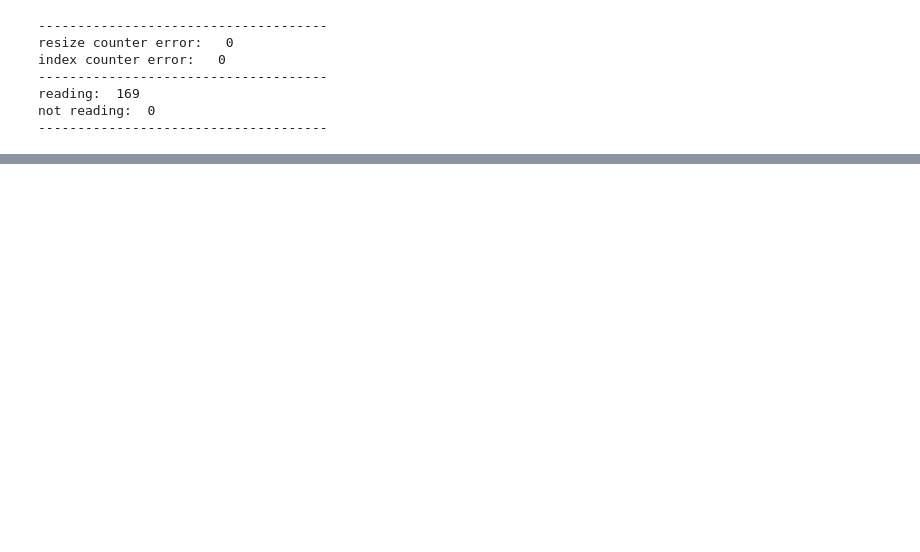
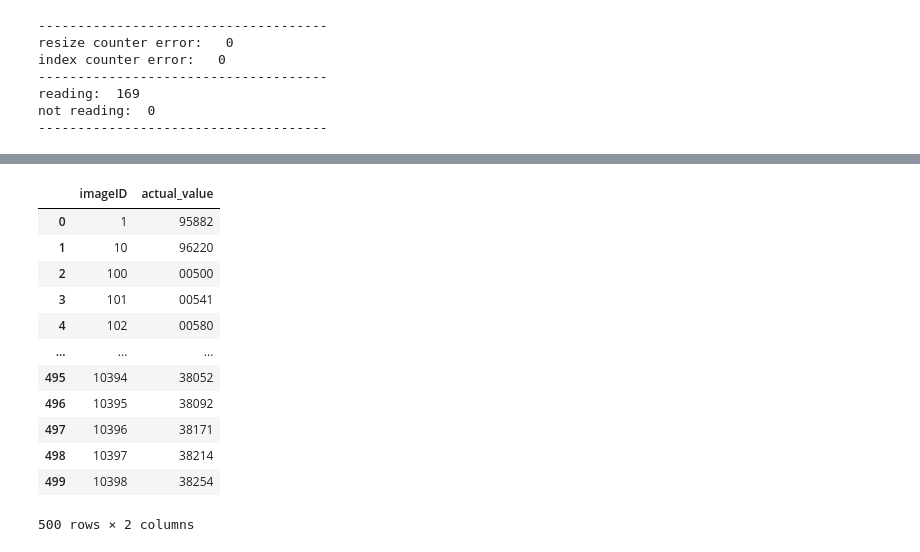
Before and after one commit to ltdaovn/analog-meter-reading-openCV, a Jupyter notebook: test.ipynb, the cells around one changed output, grey strips where cells are left out. Saved outputs shown, nothing was run; the diff lists cells and outputs as text; code cells hidden in the pictures; blank space fills up the shorter version.

```diff
--- a/test.ipynb
+++ b/test.ipynb
@@ -253,6 +292,21 @@ EmptyDataError: ignored
 # %%
-real_value = pd.read_excel("analog_actual_meter.xlsx", dtype={'actual_value':np.str})
+#real_value = pd.read_excel("analog_actual_meter.xlsx", dtype={'actual_value':np.str})
+real_value = pd.read_excel("analog_manual_meter_easy.xlsx", dtype={'actual_value':np.str})
 real_value
+# %% [output]
+|  | imageID | actual_value |
+| 0 | 1 | 95882 |
+| 1 | 10 | 96220 |
+| 2 | 100 | 00500 |
+| 3 | 101 | 00541 |
+| 4 | 102 | 00580 |
+| ... | ... | ... |
+| 495 | 10394 | 38052 |
+| 496 | 10395 | 38092 |
+| 497 | 10396 | 38171 |
+| 498 | 10397 | 38214 |
+| 499 | 10398 | 38254 |
+500 rows × 2 columns
 # %%
 merged = pd.merge(read_value, real_value, on="imageID")
 %load_ext google.colab.data_table
```
Also changed, not shown: parts of 11 cells of this notebook.
